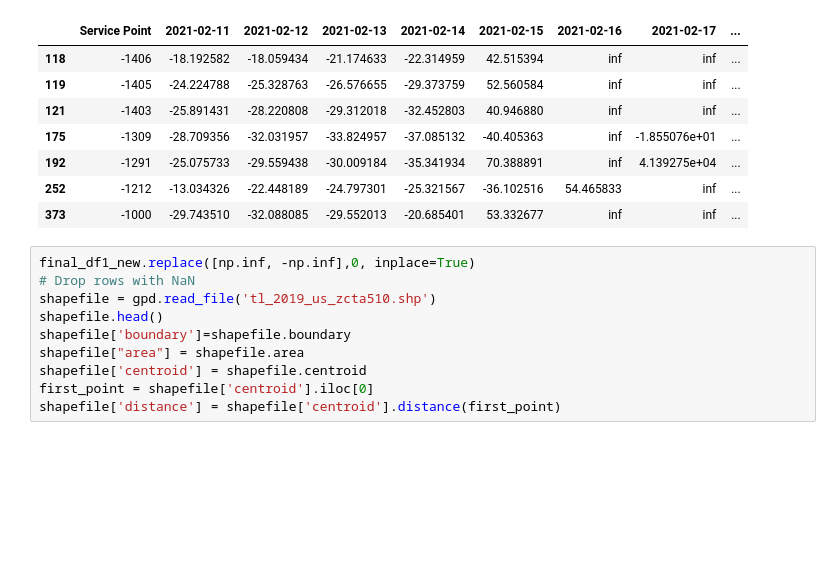
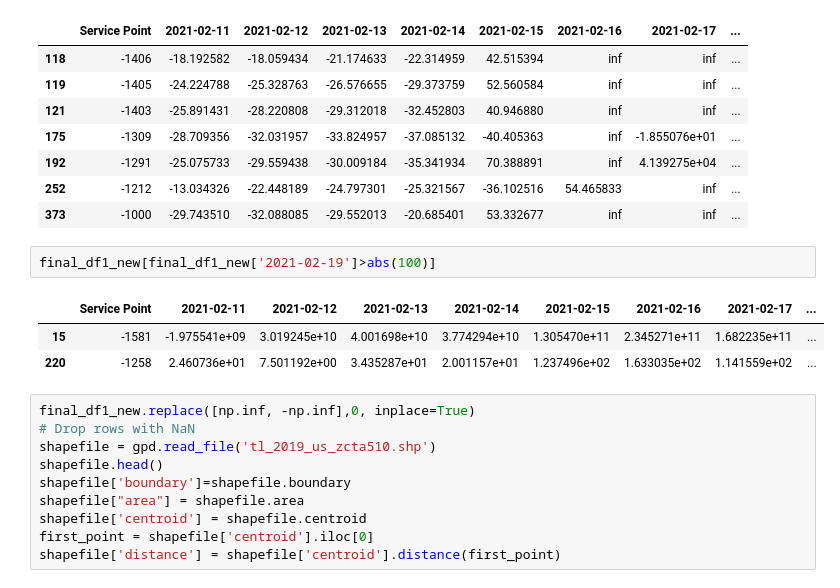
Before and after one commit to prav0761/Unsupervised-Anomaly-Detection-of-Winter-Storm-Outages, a Jupyter notebook: winter_storm_predictions-servicepoint_full_servicepoint.ipynb, the cells around one changed output. Drawn from its saved outputs; the diff is of its cells as text; blank space fills up the shorter version.

```diff
--- a/winter_storm_predictions-servicepoint_full_servicepoint.ipynb
+++ b/winter_storm_predictions-servicepoint_full_servicepoint.ipynb
@@ -271,6 +271,12 @@ final_df1_new[np.isinf(final_df1_new).any(1)]
 | 192 | -1291 | -25.075733 | -29.559438 | -30.009184 | -35.341934 | 70.388891 | inf | 4.139275e+04 | ... |
 | 252 | -1212 | -13.034326 | -22.448189 | -24.797301 | -25.321567 | -36.102516 | 54.465833 | inf | ... |
 | 373 | -1000 | -29.743510 | -32.088085 | -29.552013 | -20.685401 | 53.332677 | inf | inf | ... |
+# %%
+final_df1_new[final_df1_new['2021-02-19']>abs(100)]
+# %% [output]
+|  | Service Point | 2021-02-11 | 2021-02-12 | 2021-02-13 | 2021-02-14 | 2021-02-15 | 2021-02-16 | 2021-02-17 | ... |
+| 15 | -1581 | -1.975541e+09 | 3.019245e+10 | 4.001698e+10 | 3.774294e+10 | 1.305470e+11 | 2.345271e+11 | 1.682235e+11 | ... |
+| 220 | -1258 | 2.460736e+01 | 7.501192e+00 | 3.435287e+01 | 2.001157e+01 | 1.237496e+02 | 1.633035e+02 | 1.141559e+02 | ... |
 # %%
 final_df1_new.replace([np.inf, -np.inf],0, inplace=True)
 # Drop rows with NaN
```
Also changed, not shown: 1 other file.
